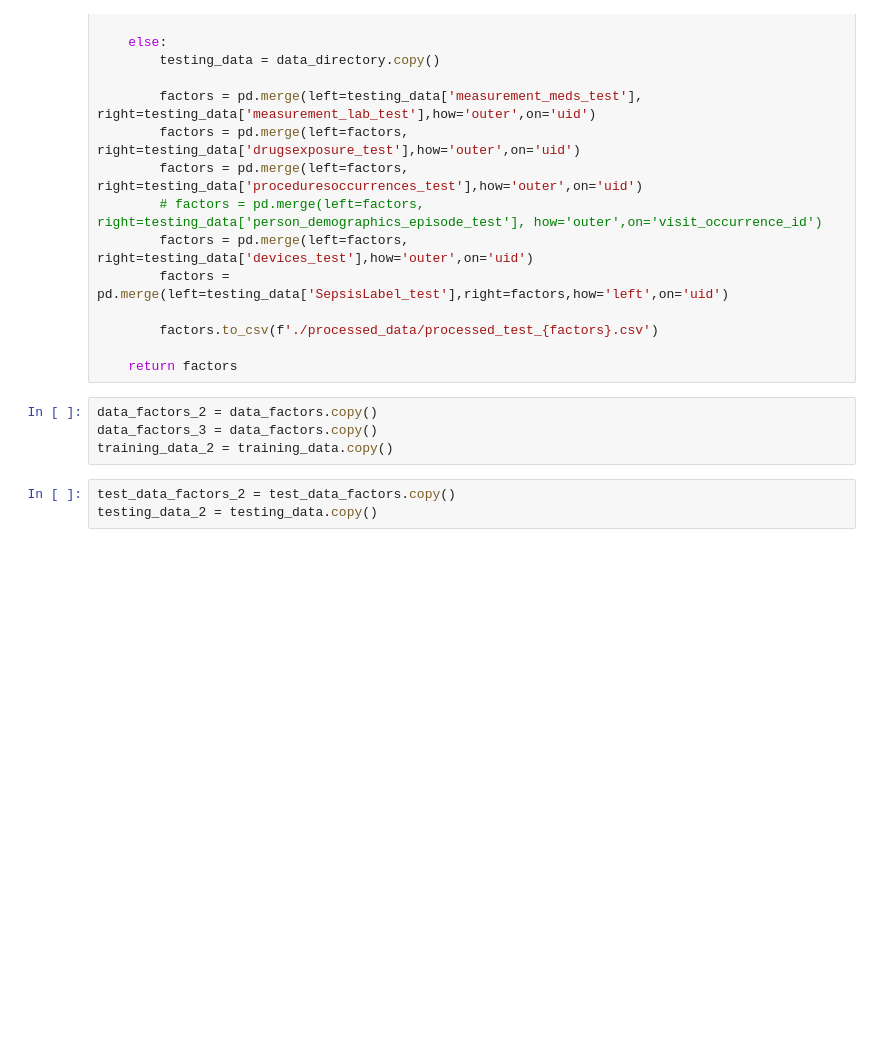
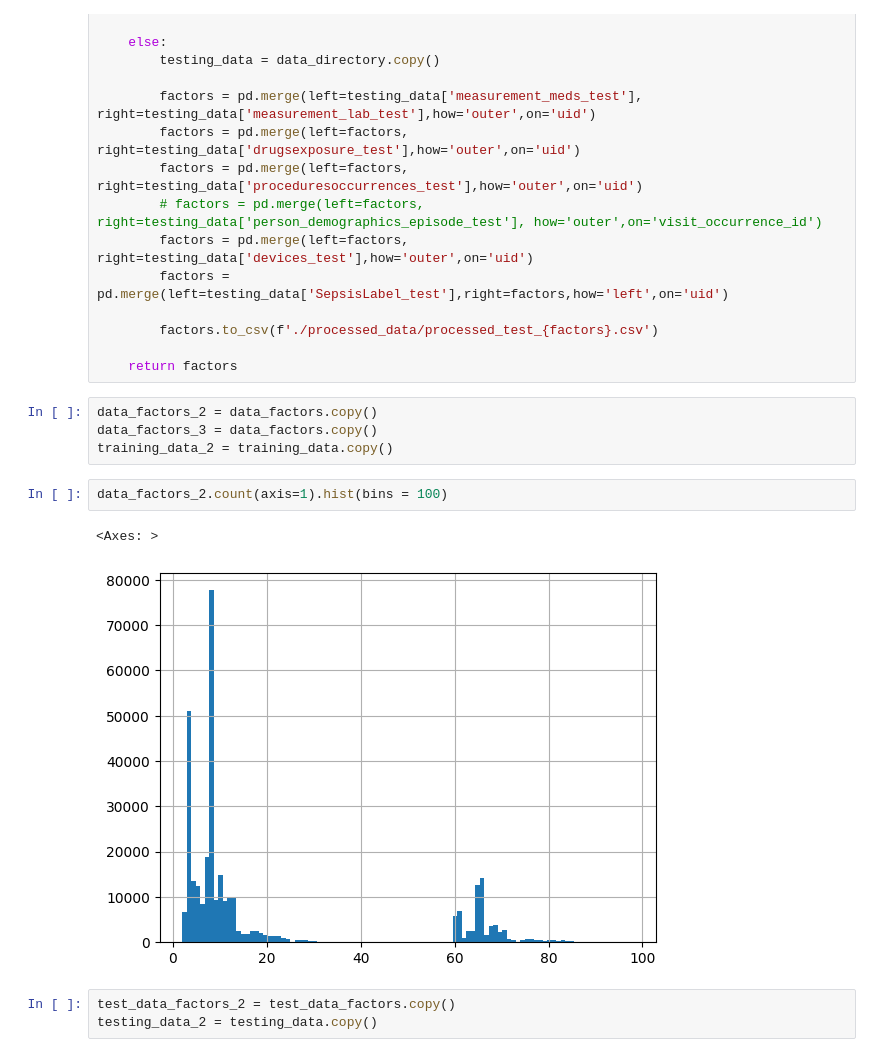
Before and after one commit to carseys/pediatric-sepsis-ml-kaggle, a Jupyter notebook: sepsis-data-preprocessing.ipynb, the cells around one changed output. Drawn from its saved outputs; the diff is of its cells as text; blank space fills up the shorter version.

Commit message:
histogram for sparse data

```diff
--- a/sepsis-data-preprocessing.ipynb
+++ b/sepsis-data-preprocessing.ipynb
@@ -683,6 +696,11 @@ def merge_data(data_directory: dict, data_type: str):
 data_factors_2 = data_factors.copy()
 data_factors_3 = data_factors.copy()
 training_data_2 = training_data.copy()
+# %%
+data_factors_2.count(axis=1).hist(bins = 100)
+# %% [output]
+<Axes: >
+[figure, added]
 # %%
 test_data_factors_2 = test_data_factors.copy()
 testing_data_2 = testing_data.copy()
```
Also changed, not shown: parts of 4 cells of this notebook.
